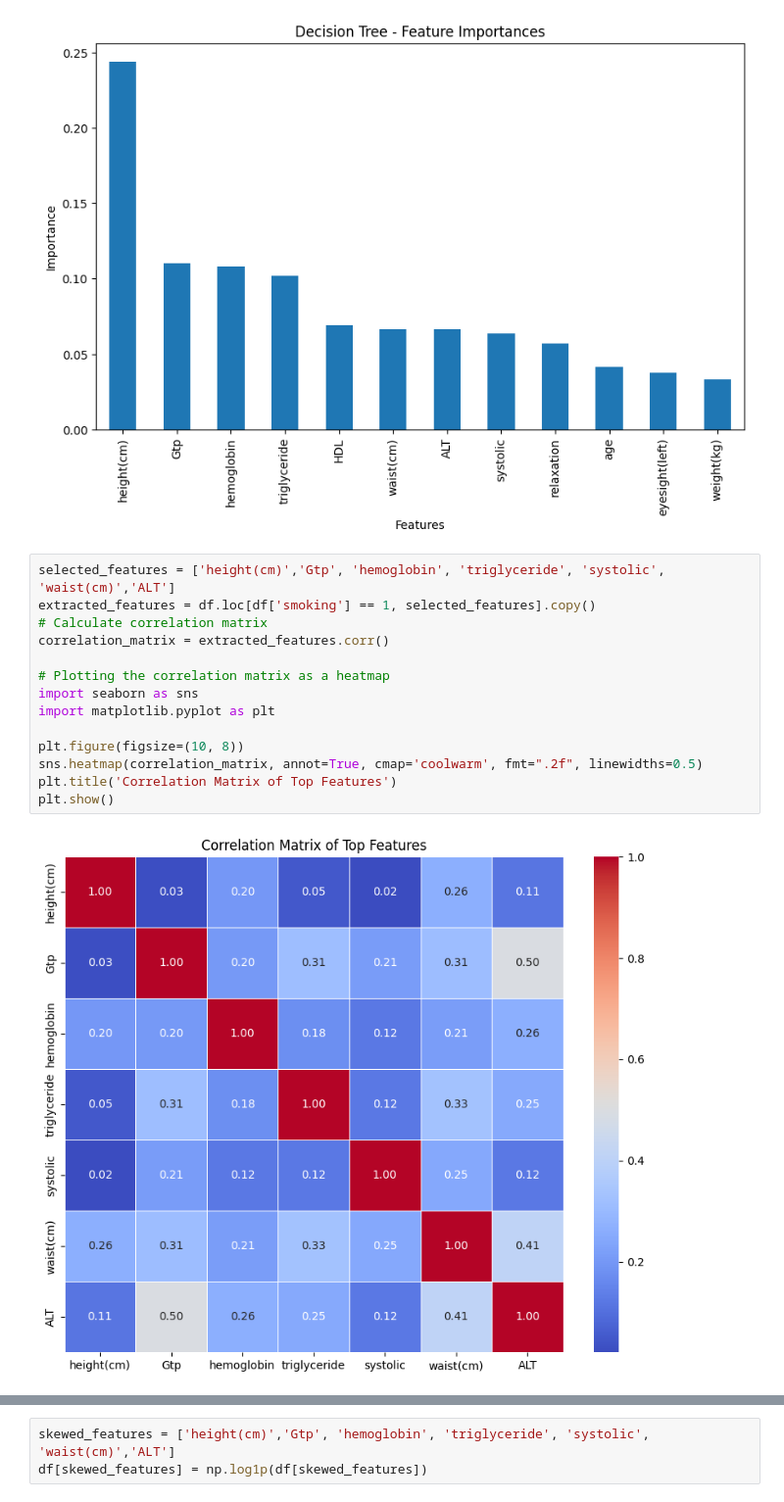
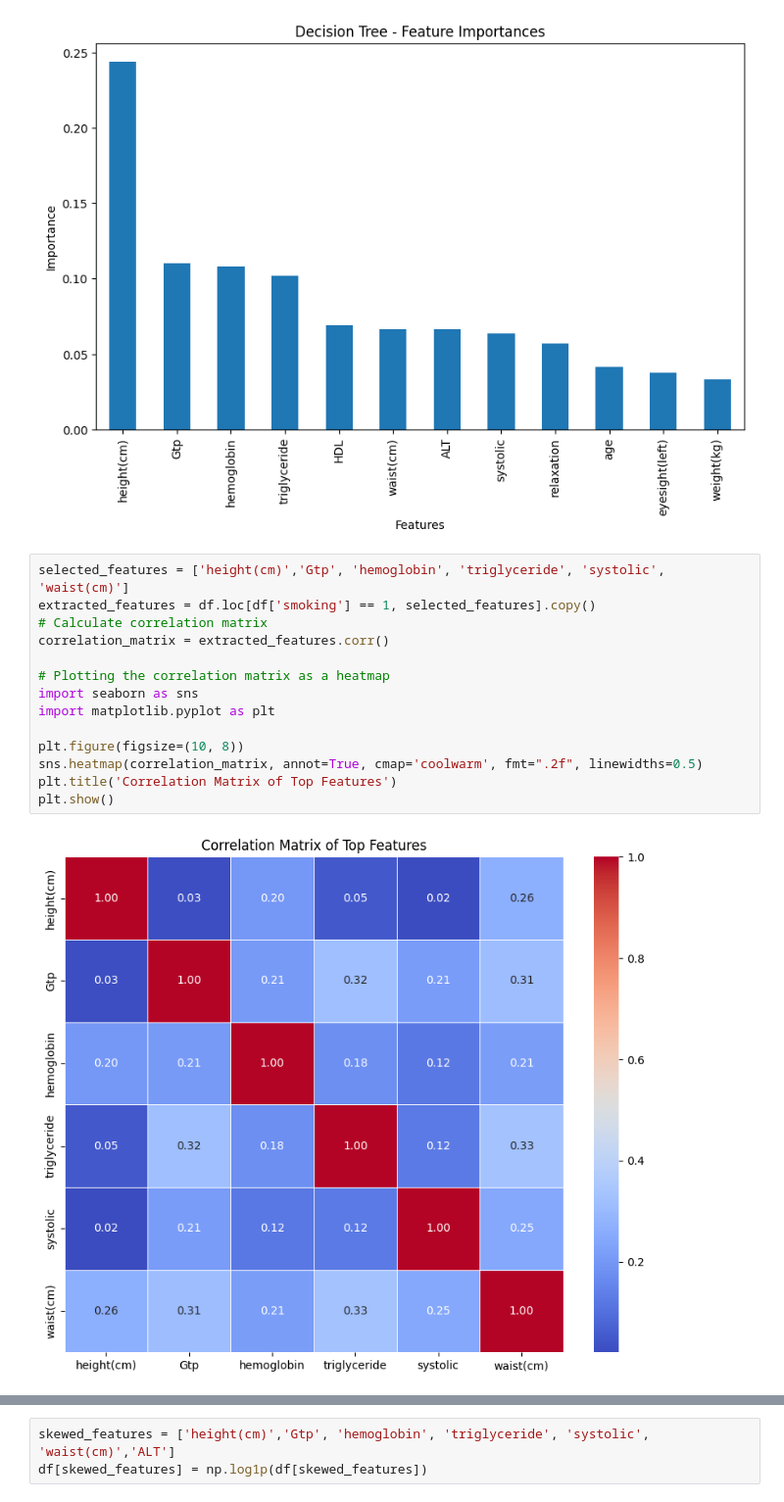
Before and after one commit to Tahker-w-tadmeer/intro_to_ml, a Jupyter notebook: ass3/data_analysis_explanatory.ipynb, the cells around one changed output, grey strips where cells are left out. Shown at 98% size. Cells and saved outputs as stored; diff of their text form.

```diff
--- a/ass3/data_analysis_explanatory.ipynb
+++ b/ass3/data_analysis_explanatory.ipynb
@@ -67,18 +67,18 @@ plt.show()
 # %% [output]
 [figure]
 # %%
-selected_features = ['height(cm)','Gtp', 'hemoglobin', 'triglyceride', 'systolic', 'waist(cm)','ALT']
+selected_features = ['height(cm)','Gtp', 'hemoglobin', 'triglyceride', 'systolic', 'waist(cm)']
 extracted_features = df.loc[df['smoking'] == 1, selected_features].copy()
 # Calculate correlation matrix
 correlation_matrix = extracted_features.corr()
 
 # Plotting the correlation matrix as a heatmap
 import seaborn as sns
 import matplotlib.pyplot as plt
 
 plt.figure(figsize=(10, 8))
 sns.heatmap(correlation_matrix, annot=True, cmap='coolwarm', fmt=".2f", linewidths=0.5)
 plt.title('Correlation Matrix of Top Features')
 plt.show()
 # %% [output]
-[figure, old version]
+[figure, new version]
```
Also changed, not shown: parts of 7 cells of this notebook, 1 other file.
